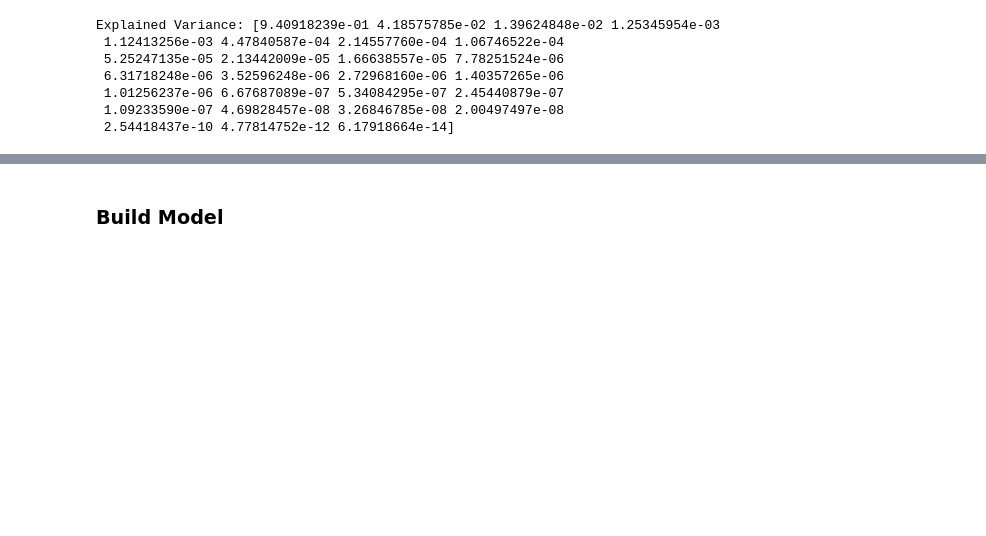
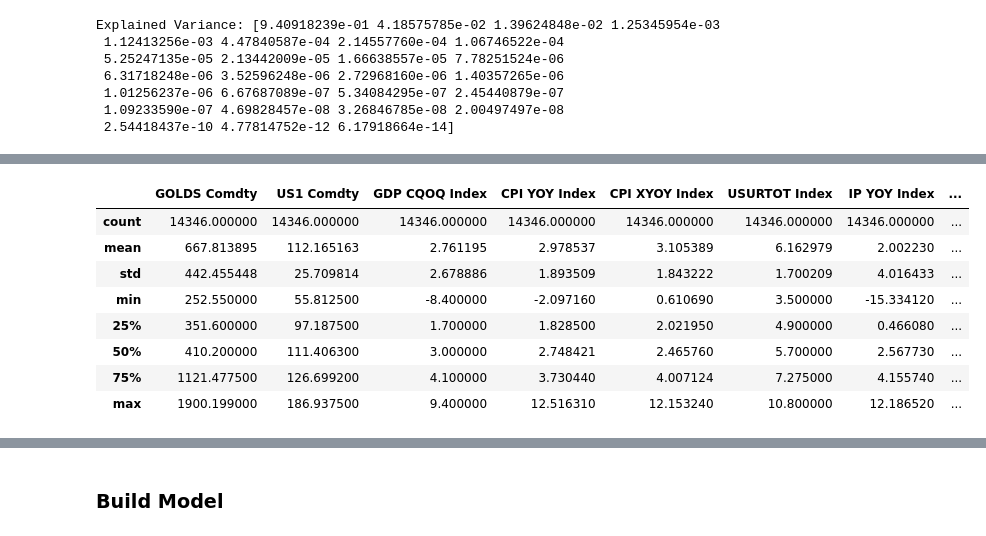
Before and after one commit to imiled/DL_Tools_For_Finance, a Jupyter notebook: FinanceData_ML.ipynb, the cells around one changed output, grey strips where cells are left out. Cells and saved outputs as stored; diff of their text form; code cells hidden in the pictures; blank space fills up the shorter version.

```diff
--- a/FinanceData_ML.ipynb
+++ b/FinanceData_ML.ipynb
@@ -615,0 +616,12 @@ plt.ylabel('cumulative variance');
+# %%
+fin_df.describe()
+# %% [output]
+|  | GOLDS Comdty | US1 Comdty | GDP CQOQ Index | CPI YOY Index | CPI XYOY Index | USURTOT Index | IP YOY Index | ... |
+| count | 14346.000000 | 14346.000000 | 14346.000000 | 14346.000000 | 14346.000000 | 14346.000000 | 14346.000000 | ... |
+| mean | 667.813895 | 112.165163 | 2.761195 | 2.978537 | 3.105389 | 6.162979 | 2.002230 | ... |
+| std | 442.455448 | 25.709814 | 2.678886 | 1.893509 | 1.843222 | 1.700209 | 4.016433 | ... |
+| min | 252.550000 | 55.812500 | -8.400000 | -2.097160 | 0.610690 | 3.500000 | -15.334120 | ... |
+| 25% | 351.600000 | 97.187500 | 1.700000 | 1.828500 | 2.021950 | 4.900000 | 0.466080 | ... |
+| 50% | 410.200000 | 111.406300 | 3.000000 | 2.748421 | 2.465760 | 5.700000 | 2.567730 | ... |
+| 75% | 1121.477500 | 126.699200 | 4.100000 | 3.730440 | 4.007124 | 7.275000 | 4.155740 | ... |
+| max | 1900.199000 | 186.937500 | 9.400000 | 12.516310 | 12.153240 | 10.800000 | 12.186520 | ... |
```
Also changed, not shown: parts of 17 cells of this notebook.
